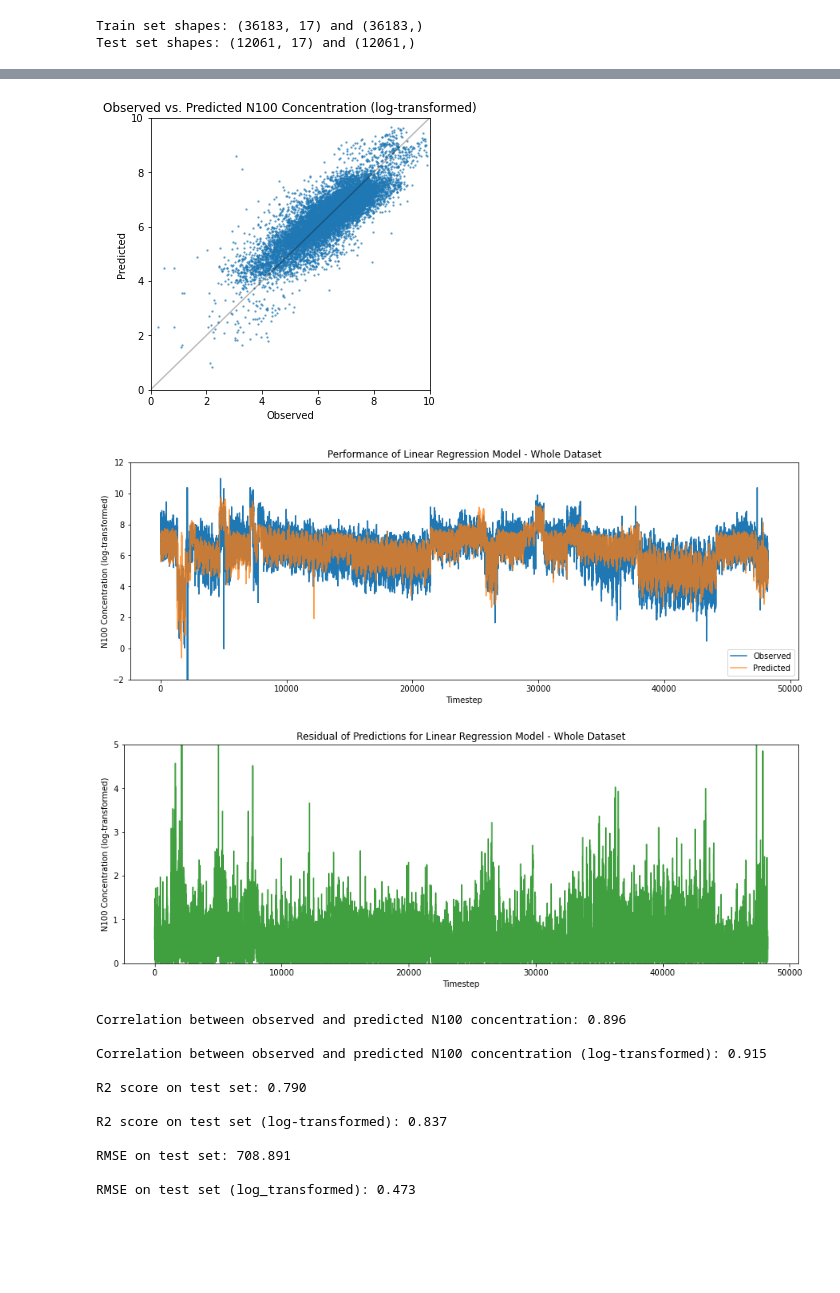
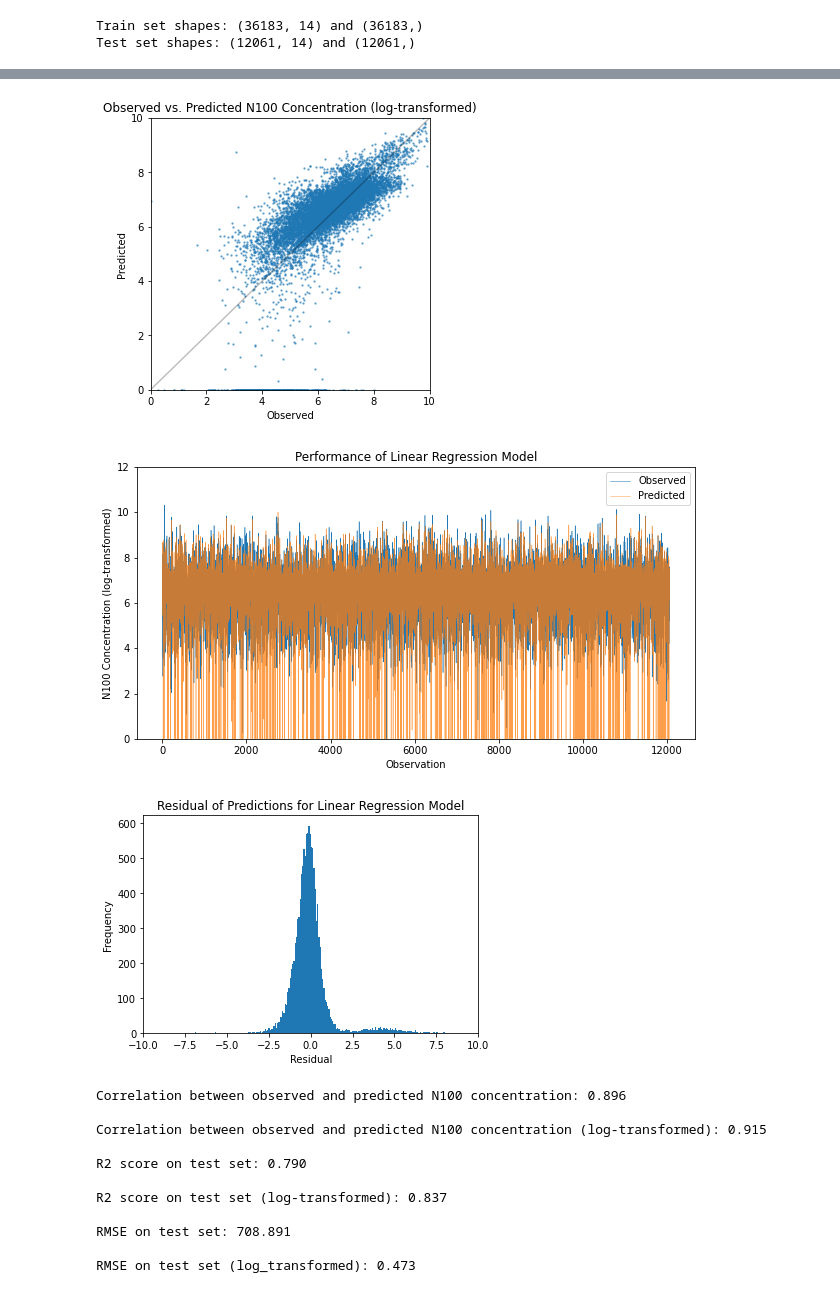
Before and after one commit to ellarauth/CCN-proxy-modeling, a Jupyter notebook: modelling.ipynb, the cells around one changed output, grey strips where cells are left out. Drawn from its saved outputs; the diff is of its cells as text; code cells hidden in the pictures; blank space fills up the shorter version.

```diff
--- a/modelling.ipynb
+++ b/modelling.ipynb
@@ -118,13 +120,3 @@ for v in variables:
         predictors.append(v)
     else:
         predictors.append(v+'_log')
-# %%
-data = pd.read_csv('data/full_data.csv', parse_dates=['date'])
-
-for v in ['n100']+variables:
-    if v not in dont_transform:
-        transformed = data[v]
-        transformed = transformed.where(transformed != transformed.min(), transformed.nlargest(2).iloc[-1])
-        data[v+'_log'] = np.log(transformed)
-
-data.head()
@@ -163,21 +199,28 @@ train_indices = indices[:split]
 test_indices = indices[split:]
 
 # predictor variables
-X_train = np.take(data[predictors], train_indices, 0)
-X_test = np.take(data[predictors], test_indices, 0)
+X_train = np.array(np.take(data[predictors], train_indices, 0))
+X_test = np.array(np.take(data[predictors], test_indices, 0))
 
 # n100 concentration
-log_transf_n100 = True
-y_train = np.take(data.n100, train_indices, 0) if not log_transf_n100 else np.take(data.n100_log, train_indices, 0)
-log_y_test = np.take(data.n100_log, test_indices, 0)
-orig_y_test = np.take(data.n100, test_indices, 0)
-y_test = orig_y_test if not log_transf_n100 else log_y_test
+log_transf_n100 = False
+y_train = None
+y_test = None
+log_y_test = np.array(np.take(data.n100_log, test_indices, 0))
+orig_y_test = np.array(np.take(data.n100, test_indices, 0))
+
+if not log_transf_n100:
+    y_train = np.array(np.take(data.n100, train_indices, 0))
+    y_test = orig_y_test
+else:
+    y_train = np.array(np.take(data.n100_log, train_indices, 0))
+    y_test = log_y_test
 
 print('Train set shapes:', X_train.shape, 'and', y_train.shape)
 print('Test set shapes:', X_test.shape, 'and', y_test.shape)
 # %% [output]
-Train set shapes: (36183, 17) and (36183,)
-Test set shapes: (12061, 17) and (12061,)
+Train set shapes: (36183, 14) and (36183,)
+Test set shapes: (12061, 14) and (12061,)
 # %%
 # fitting the linear regression model
 model = LinearRegression().fit(X_train, y_train)
@@ -186,11 +229,12 @@ model = LinearRegression().fit(X_train, y_train)
 predictions = model.predict(X_test)
 log_predictions = None
 if log_transf_n100:
+    predictions[predictions <= 0] = 0
     log_predictions = predictions
     predictions = np.exp(predictions)
-    predictions[predictions <= 0] = 0.1
+    predictions[predictions <= 1] = 1
 else:
-    predictions[predictions <= 0] = 0.1
+    predictions[predictions <= 1] = 1
     log_predictions = np.log(predictions)
 
 # printing the model evaluation
@@ -203,32 +247,26 @@ corr_eval(log_predictions, log_transf=True)
 # evaluating the model performance
 eval_model(predictions, log_predictions, model)
 
-# making predictions for the whole dataset
-predictions_all = model.predict(np.array(data[predictors]))
-if not log_transf_n100:
-    predictions_all[predictions_all <= 0] = 0.1
-    predictions_all = np.log(predictions_all)
-
 # plotting the observed and predicted n100 concentrations against time in log-scale
-plot_results('Linear Regression', predictions_all, data)
-plot_residuals('Linear Regression', predictions_all, data)
+plot_results('Linear Regression', log_predictions)
+plot_residuals('Linear Regression', log_predictions)
 
 # RESULTS:
 # --------
 # predictors for original data
-# Correlation between observed and predicted N100 concentration: 0.81
-# Correlation between observed and predicted N100 concentration (log-transformed): 0.612
-# R2 score on test set: 0.656
-# R2 score on test set (log-transformed): -0.596
-# RMSE on test set: 908.677
-# RMSE on test set (log_transformed): 1.480
+# Correlation between observed and predicted n100 concentration: 0.777
+# Correlation between observed and predicted n100 concentration (log-transformed): 0.677
+# R2 value on test set: 0.604
+# R2 value on test set (log-transformed): 0.079
+# RMSLE on test set: 1.033
+# RMSLE on test set (log_transformed): 0.333
 
 # predictors for log-transformed data
-# Correlation between observed and predicted N100 concentration: 0.699
-# Correlation between observed and predicted N100 concentration (log-transformed): 0.837
-# R2 score on test set: 0.470
-# R2 score on test set (log-transformed): 0.700
-# RMSE on test set: 1127.031
-# RMSE on test set (log_transformed): 0.642
+# Correlation between observed and predicted n100 concentration: 0.716
+# Correlation between observed and predicted n100 concentration (log-transformed): 0.827
+# R2 value on test set: 0.499
+# R2 value on test set (log-transformed): 0.685
+# RMSLE on test set: 0.653
+# RMSLE on test set (log_transformed): 0.103
 # %% [output]
 Model equation:
@@ -249,6 +287,6 @@ RMSE on test set (log_transformed): 0.642
-[figure, old version]
+[figure, new version]
-[figure, old version]
+[figure, new version]
-[figure, old version]
+[figure, new version]
 # %%
 # fitting the random forest regression model
 model = RandomForestRegressor(max_depth=10).fit(X_train, y_train)
```
Also changed, not shown: parts of 9 cells of this notebook, 2 other files.
